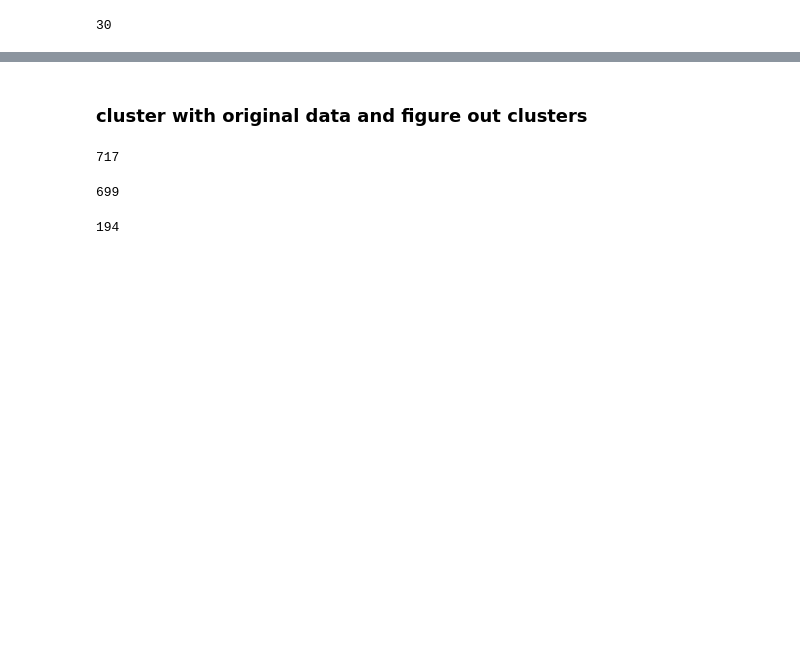
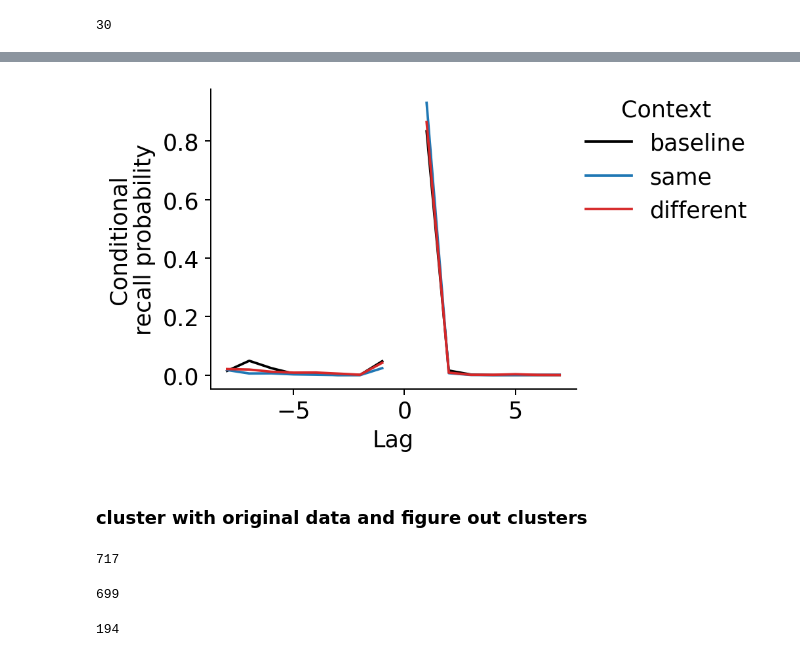
Before and after one commit to Veritaria/rnn-free-recall, a Jupyter notebook: analysis_ctx.ipynb, the cells around one changed output, grey strips where cells are left out. Drawn from its saved outputs; the diff is of its cells as text; code cells hidden in the pictures; blank space fills up the shorter version.

```diff
--- a/analysis_ctx.ipynb
+++ b/analysis_ctx.ipynb
@@ -263,3 +324,17 @@ plot_mean_scatter_bar(cross_decoding_accuracy_index_mean_by_noise_type, df_samed
+# %%
+crp_by_noise_std = df_samediff.groupby("noise_type_int")["crp_curve"]
+# print(crp_by_noise_std.head())
+mean_crp_by_noise_std = []
+for name, group in crp_by_noise_std:
+    crp_arrays = np.array(group.tolist())
+    mean_crp = np.mean(np.stack(crp_arrays, axis=0), axis=0)
+    mean_crp_by_noise_std.append(mean_crp)
+mean_crp_by_noise_std = np.array(mean_crp_by_noise_std)
+
+colors = ["black", "tab:blue", "tab:red"]
+plot_crp_by_group(mean_crp_by_noise_std, ["baseline", "same", "different"], "Context", colors)
+# %% [output]
+[figure, added]
 # %% [markdown]
 ### cluster with original data and figure out clusters
 # %%
```
Also changed, not shown: parts of 8 cells of this notebook, 33 other files.
